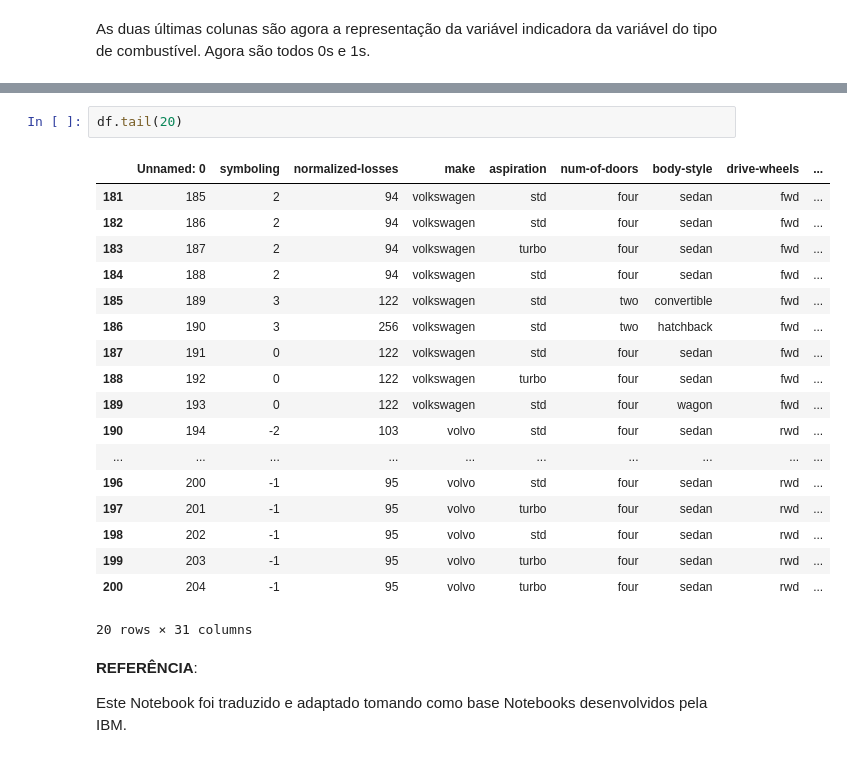
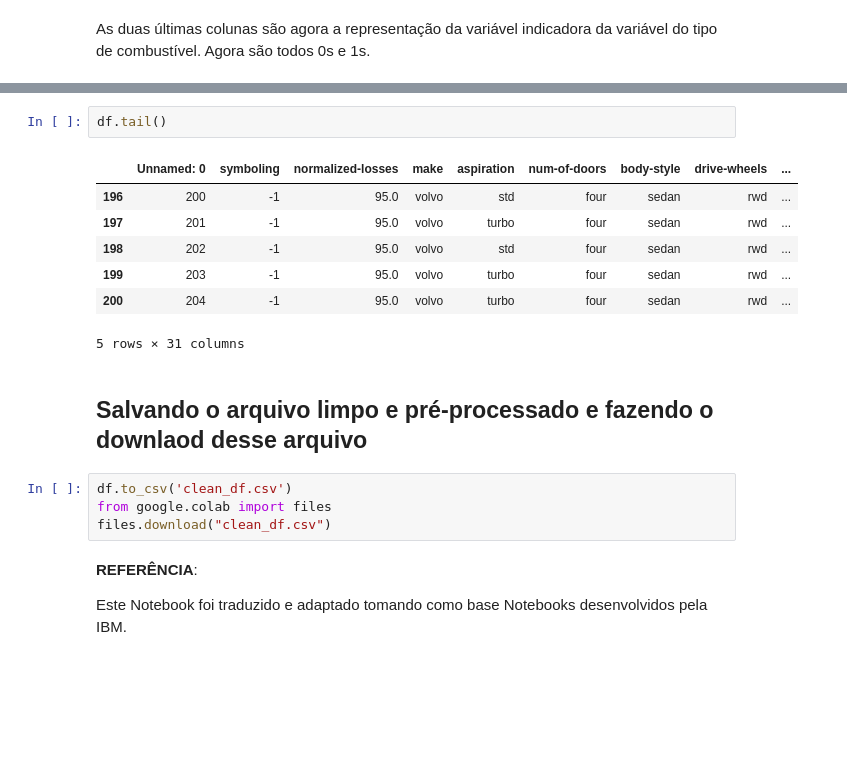
Before and after one commit to carlaolivei/EDA, a Jupyter notebook: eda_data_quality_pandas.ipynb, the cells around one changed output, grey strips where cells are left out. Drawn from its saved outputs; the diff is of its cells as text; blank space fills up the shorter version.

```diff
--- a/eda_data_quality_pandas.ipynb
+++ b/eda_data_quality_pandas.ipynb
@@ -562,25 +566,20 @@ df.head()
 5 rows × 31 columns
 # %%
-df.tail(20)
+df.tail()
 # %% [output]
 |  | Unnamed: 0 | symboling | normalized-losses | make | aspiration | num-of-doors | body-style | drive-wheels | ... |
-| 181 | 185 | 2 | 94 | volkswagen | std | four | sedan | fwd | ... |
-| 182 | 186 | 2 | 94 | volkswagen | std | four | sedan | fwd | ... |
-| 183 | 187 | 2 | 94 | volkswagen | turbo | four | sedan | fwd | ... |
-| 184 | 188 | 2 | 94 | volkswagen | std | four | sedan | fwd | ... |
-| 185 | 189 | 3 | 122 | volkswagen | std | two | convertible | fwd | ... |
-| 186 | 190 | 3 | 256 | volkswagen | std | two | hatchback | fwd | ... |
-| 187 | 191 | 0 | 122 | volkswagen | std | four | sedan | fwd | ... |
-| 188 | 192 | 0 | 122 | volkswagen | turbo | four | sedan | fwd | ... |
-| 189 | 193 | 0 | 122 | volkswagen | std | four | wagon | fwd | ... |
-| 190 | 194 | -2 | 103 | volvo | std | four | sedan | rwd | ... |
-| ... | ... | ... | ... | ... | ... | ... | ... | ... | ... |
-| 196 | 200 | -1 | 95 | volvo | std | four | sedan | rwd | ... |
-| 197 | 201 | -1 | 95 | volvo | turbo | four | sedan | rwd | ... |
-| 198 | 202 | -1 | 95 | volvo | std | four | sedan | rwd | ... |
-| 199 | 203 | -1 | 95 | volvo | turbo | four | sedan | rwd | ... |
-| 200 | 204 | -1 | 95 | volvo | turbo | four | sedan | rwd | ... |
+| 196 | 200 | -1 | 95.0 | volvo | std | four | sedan | rwd | ... |
+| 197 | 201 | -1 | 95.0 | volvo | turbo | four | sedan | rwd | ... |
+| 198 | 202 | -1 | 95.0 | volvo | std | four | sedan | rwd | ... |
+| 199 | 203 | -1 | 95.0 | volvo | turbo | four | sedan | rwd | ... |
+| 200 | 204 | -1 | 95.0 | volvo | turbo | four | sedan | rwd | ... |
-20 rows × 31 columns
+5 rows × 31 columns
+# %% [markdown]
+<h2> Salvando o arquivo limpo e pré-processado e fazendo o downlaod desse arquivo</h2>
+# %%
+df.to_csv('clean_df.csv')
+from google.colab import files
+files.download("clean_df.csv")
 # %% [markdown]
 **REFERÊNCIA**:
 
```
Also changed, not shown: parts of 12 cells of this notebook.
